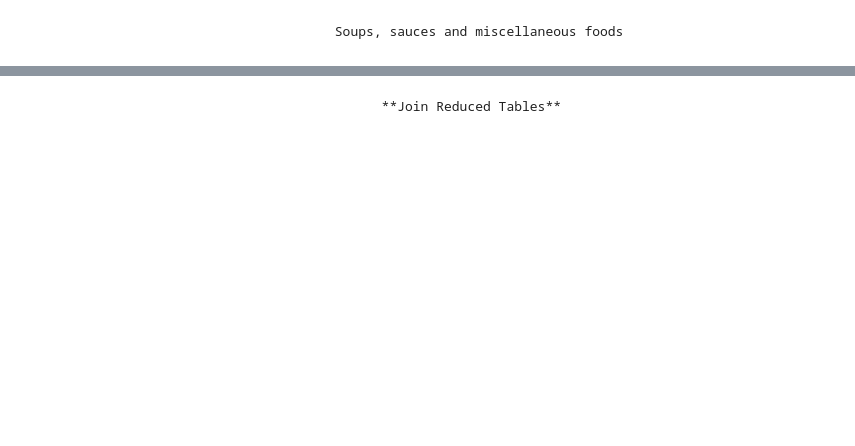
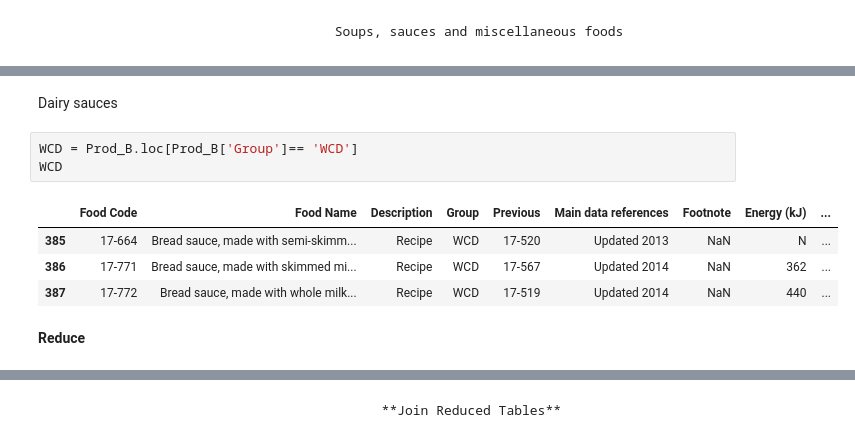
Before and after one commit to elliotkarikari/Product_Weight_Project, a Jupyter notebook: Jupter_notebooks/Reduction, Products that start with B.ipynb, the cells around one changed output, grey strips where cells are left out. Saved outputs shown, nothing was run; the diff lists cells and outputs as text; blank space fills up the shorter version.

```diff
--- a/Jupter_notebooks/Reduction, Products that start with B.ipynb
+++ b/Jupter_notebooks/Reduction, Products that start with B.ipynb
@@ -837,0 +1004,12 @@ WC
+# %% [markdown]
+Dairy sauces
+# %%
+WCD = Prod_B.loc[Prod_B['Group']== 'WCD']
+WCD
+# %% [output]
+|  | Food Code | Food Name | Description | Group | Previous | Main data references | Footnote | Energy (kJ) | ... |
+| 385 | 17-664 | Bread sauce, made with semi-skimm... | Recipe | WCD | 17-520 | Updated 2013 | NaN | N | ... |
+| 386 | 17-771 | Bread sauce, made with skimmed mi... | Recipe | WCD | 17-567 | Updated 2014 | NaN | 362 | ... |
+| 387 | 17-772 | Bread sauce, made with whole milk... | Recipe | WCD | 17-519 | Updated 2014 | NaN | 440 | ... |
+# %% [markdown]
+**Reduce**
```
Also changed, not shown: parts of 95 cells of this notebook.
